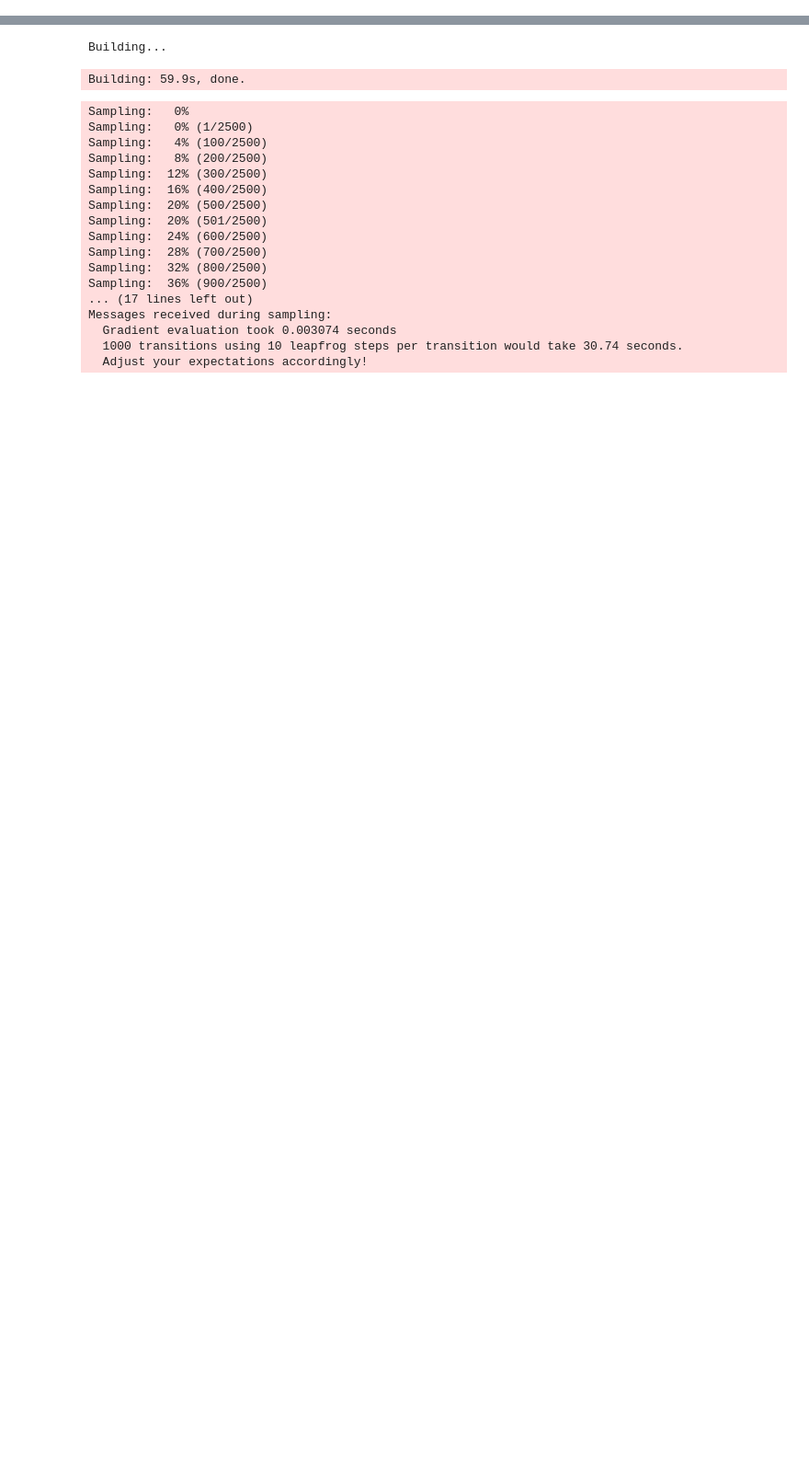
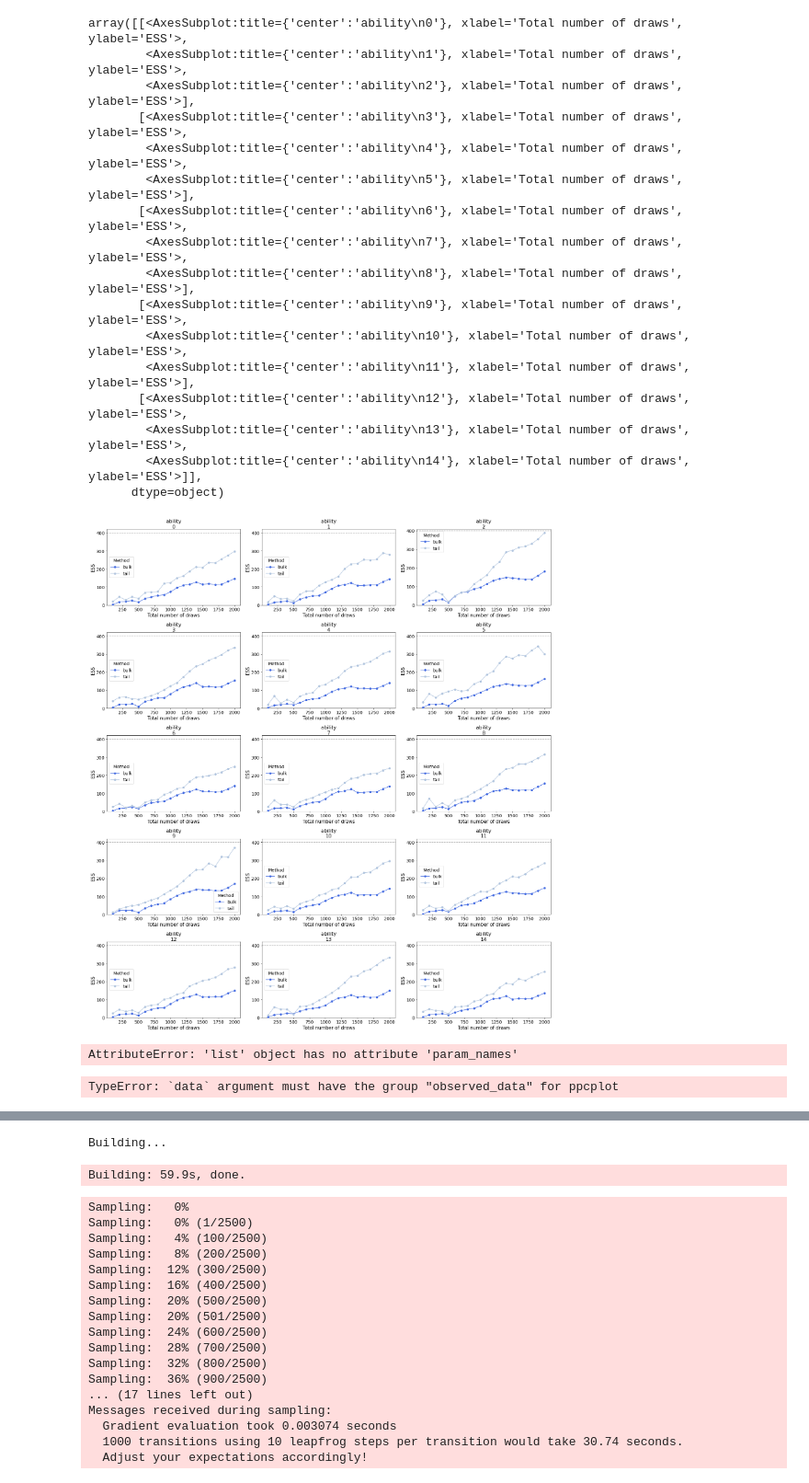
Before and after one commit to ab3masta/pfe_final_notebook, a Jupyter notebook: irt_using_simulatedData.ipynb, the cells around one changed output, grey strips where cells are left out. Shown at 92% size. Cells and saved outputs as stored; diff of their text form; code cells hidden in the pictures; blank space fills up the shorter version.

```diff
--- a/irt_using_simulatedData.ipynb
+++ b/irt_using_simulatedData.ipynb
@@ -337,0 +424,33 @@ array([[<AxesSubplot:title={'center':'ability'}>,
+# %%
+extra_kwargs = {"color": "lightsteelblue"}
+az.plot_ess(
+    idata, kind="evolution", var_names=["ability"],
+    color="royalblue", extra_kwargs=extra_kwargs
+)
+# %% [output]
+array([[<AxesSubplot:title={'center':'ability\n0'}, xlabel='Total number of draws', ylabel='ESS'>,
+        <AxesSubplot:title={'center':'ability\n1'}, xlabel='Total number of draws', ylabel='ESS'>,
+        <AxesSubplot:title={'center':'ability\n2'}, xlabel='Total number of draws', ylabel='ESS'>],
+       [<AxesSubplot:title={'center':'ability\n3'}, xlabel='Total number of draws', ylabel='ESS'>,
+        <AxesSubplot:title={'center':'ability\n4'}, xlabel='Total number of draws', ylabel='ESS'>,
+        <AxesSubplot:title={'center':'ability\n5'}, xlabel='Total number of draws', ylabel='ESS'>],
+       [<AxesSubplot:title={'center':'ability\n6'}, xlabel='Total number of draws', ylabel='ESS'>,
+        <AxesSubplot:title={'center':'ability\n7'}, xlabel='Total number of draws', ylabel='ESS'>,
+        <AxesSubplot:title={'center':'ability\n8'}, xlabel='Total number of draws', ylabel='ESS'>],
+       [<AxesSubplot:title={'center':'ability\n9'}, xlabel='Total number of draws', ylabel='ESS'>,
+        <AxesSubplot:title={'center':'ability\n10'}, xlabel='Total number of draws', ylabel='ESS'>,
+        <AxesSubplot:title={'center':'ability\n11'}, xlabel='Total number of draws', ylabel='ESS'>],
+       [<AxesSubplot:title={'center':'ability\n12'}, xlabel='Total number of draws', ylabel='ESS'>,
+        <AxesSubplot:title={'center':'ability\n13'}, xlabel='Total number of draws', ylabel='ESS'>,
+        <AxesSubplot:title={'center':'ability\n14'}, xlabel='Total number of draws', ylabel='ESS'>]],
+      dtype=object)
+[figure, added]
+# %%
+idata = az.from_pystan(posterior=binary_fit,prior=['ability'],posterior_predictive=["y_pred"], observed_data=["grade"],log_likelihood=['log_lik'])
+idata
+# %% [output]
+AttributeError: 'list' object has no attribute 'param_names'
+# %%
+az.plot_ppc(idata, data_pairs={"grade":"y_pred"})
+# %% [output]
+TypeError: `data` argument must have the group "observed_data" for ppcplot
```
Also changed, not shown: parts of 30 cells of this notebook, 2 other files.
